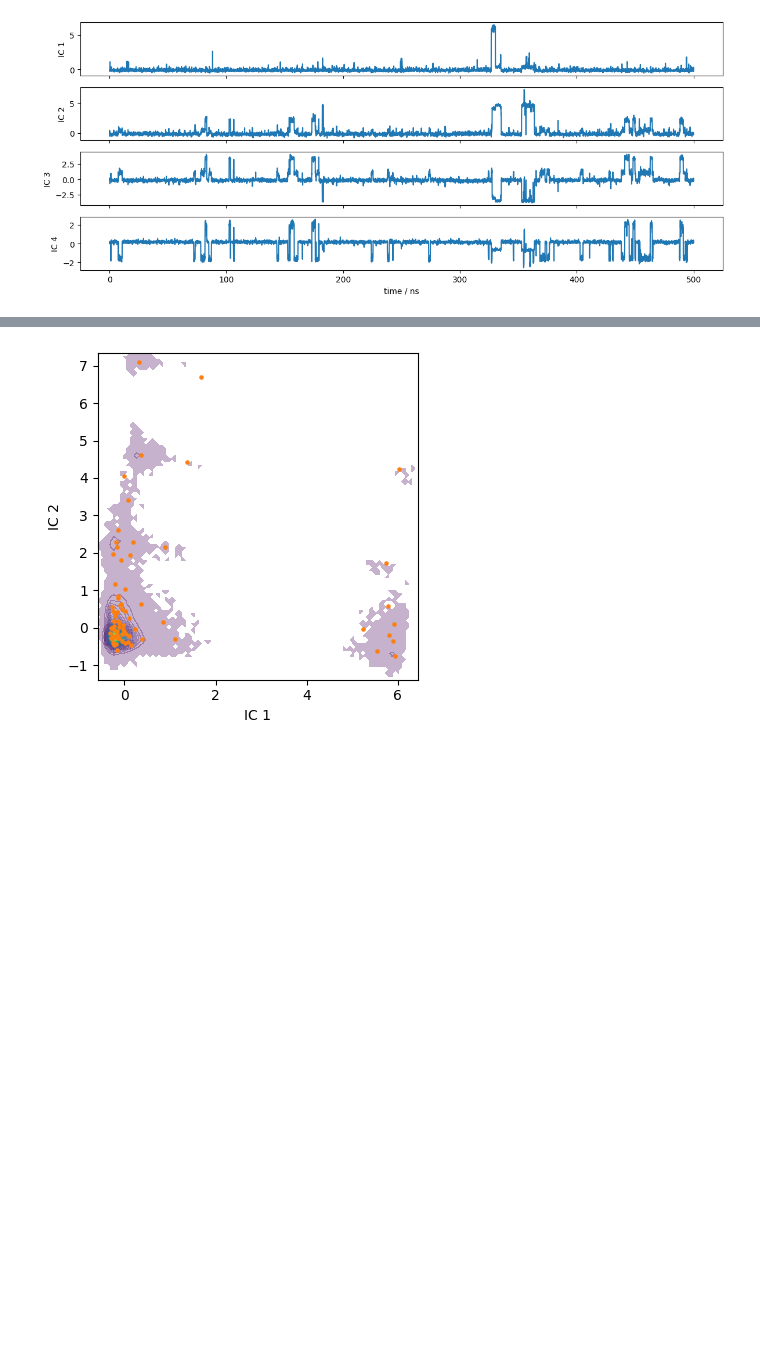
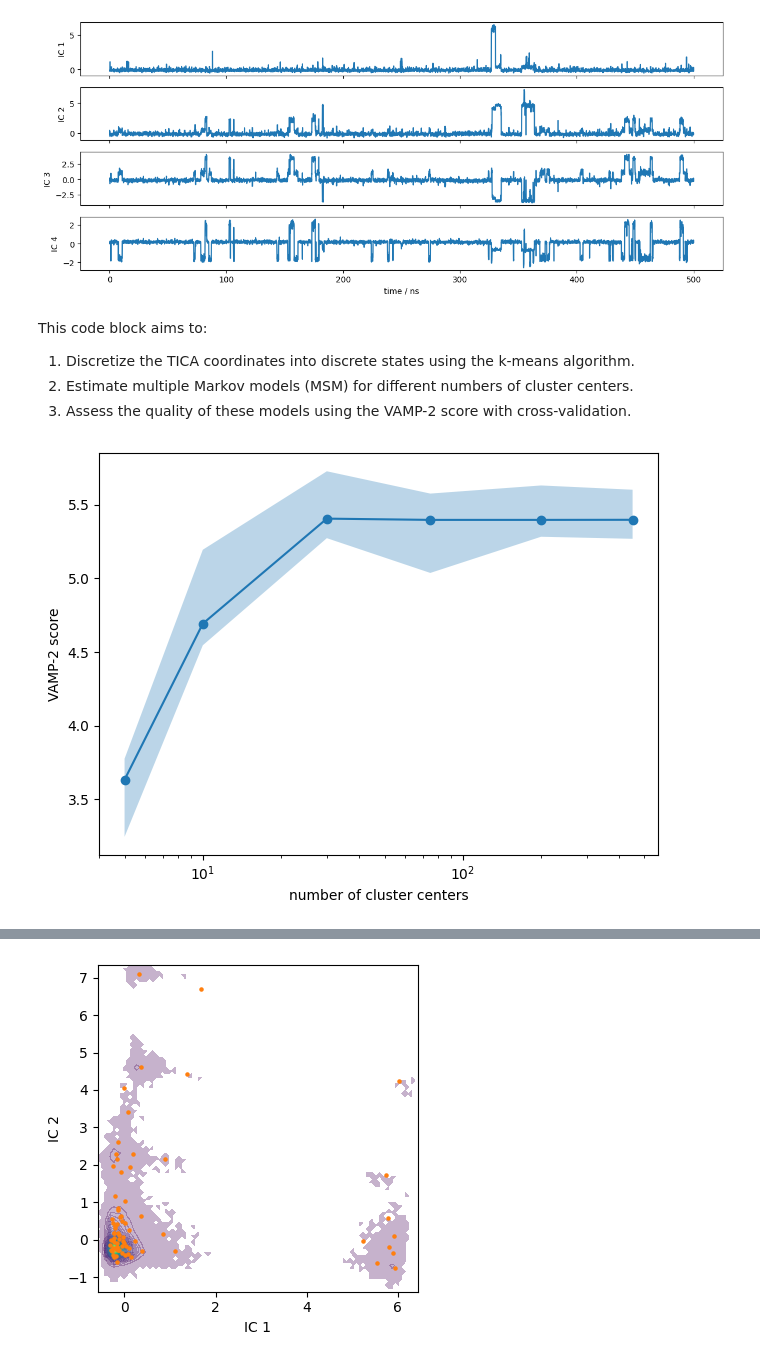
Before and after one commit to Biocomputing-Teaching/David-pyEMMA-tutorial, a Jupyter notebook: pyEMMA.ipynb, the cells around one changed output, grey strips where cells are left out. Drawn from its saved outputs; the diff is of its cells as text; code cells hidden in the pictures; blank space fills up the shorter version.

```diff
--- a/pyEMMA.ipynb
+++ b/pyEMMA.ipynb
@@ -143,3 +218,31 @@ axes[-1].set_xlabel('time / ns')
 fig.tight_layout()
 # %% [output]
 [figure]
+# %% [markdown]
+This code block aims to:
+1. Discretize the TICA coordinates into discrete states using the k-means algorithm.
+2. Estimate multiple Markov models (MSM) for different numbers of cluster centers.
+3. Assess the quality of these models using the VAMP-2 score with cross-validation.
+# %%
+n_clustercenters = [5, 10, 30, 75, 200, 450]
+
+scores = np.zeros((len(n_clustercenters), 5))
+for n, k in enumerate(n_clustercenters):
+    for m in range(5):
+        with pyemma.util.contexts.settings(show_progress_bars=False):
+            _cl = pyemma.coordinates.cluster_kmeans(
+                tica_output, k=k, max_iter=50, stride=50)
+            _msm = pyemma.msm.estimate_markov_model(_cl.dtrajs, 5)
+            scores[n, m] = _msm.score_cv(
+                _cl.dtrajs, n=1, score_method='VAMP2', score_k=min(10, k))
+
+fig, ax = plt.subplots()
+lower, upper = pyemma.util.statistics.confidence_interval(scores.T.tolist(), conf=0.9)
+ax.fill_between(n_clustercenters, lower, upper, alpha=0.3)
+ax.plot(n_clustercenters, np.mean(scores, axis=1), '-o')
+ax.semilogx()
+ax.set_xlabel('number of cluster centers')
+ax.set_ylabel('VAMP-2 score')
+fig.tight_layout()
+# %% [output]
+[figure, added]
```
Also changed, not shown: parts of 19 cells of this notebook.
